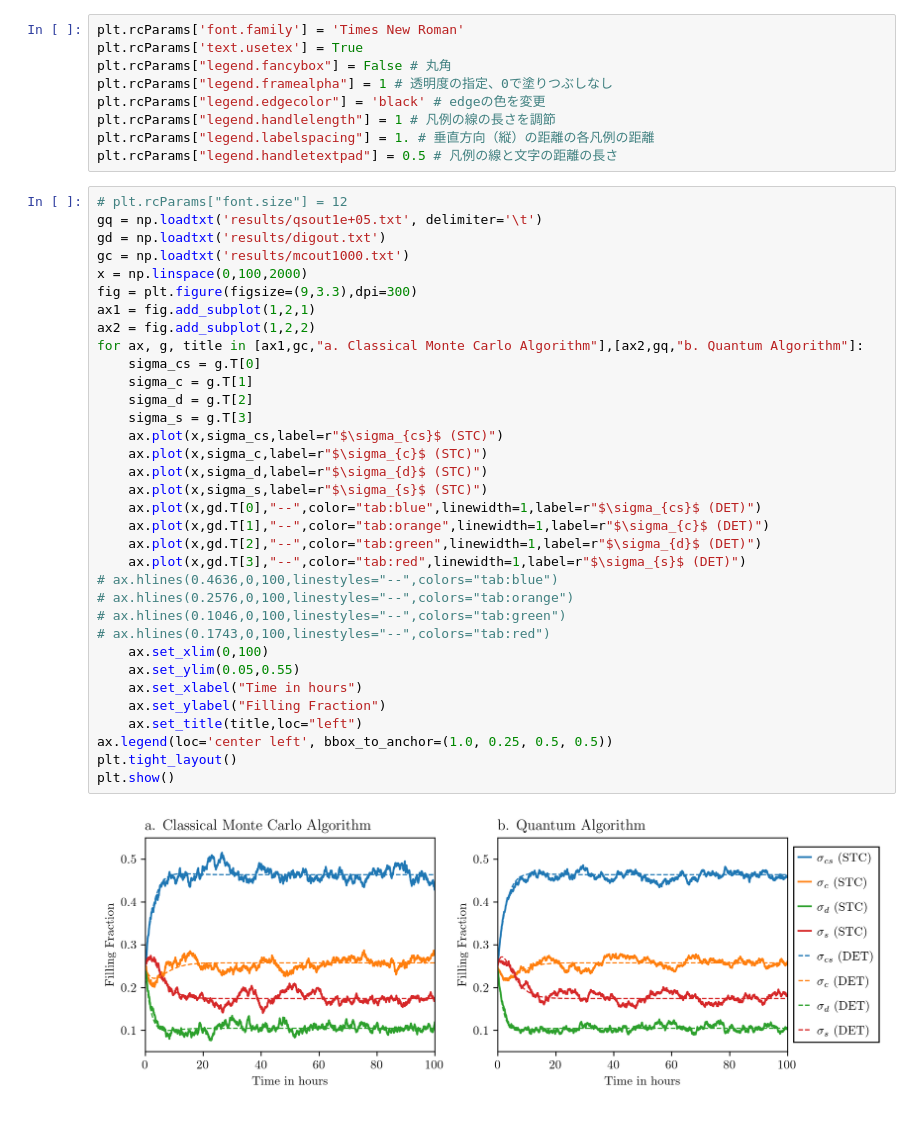
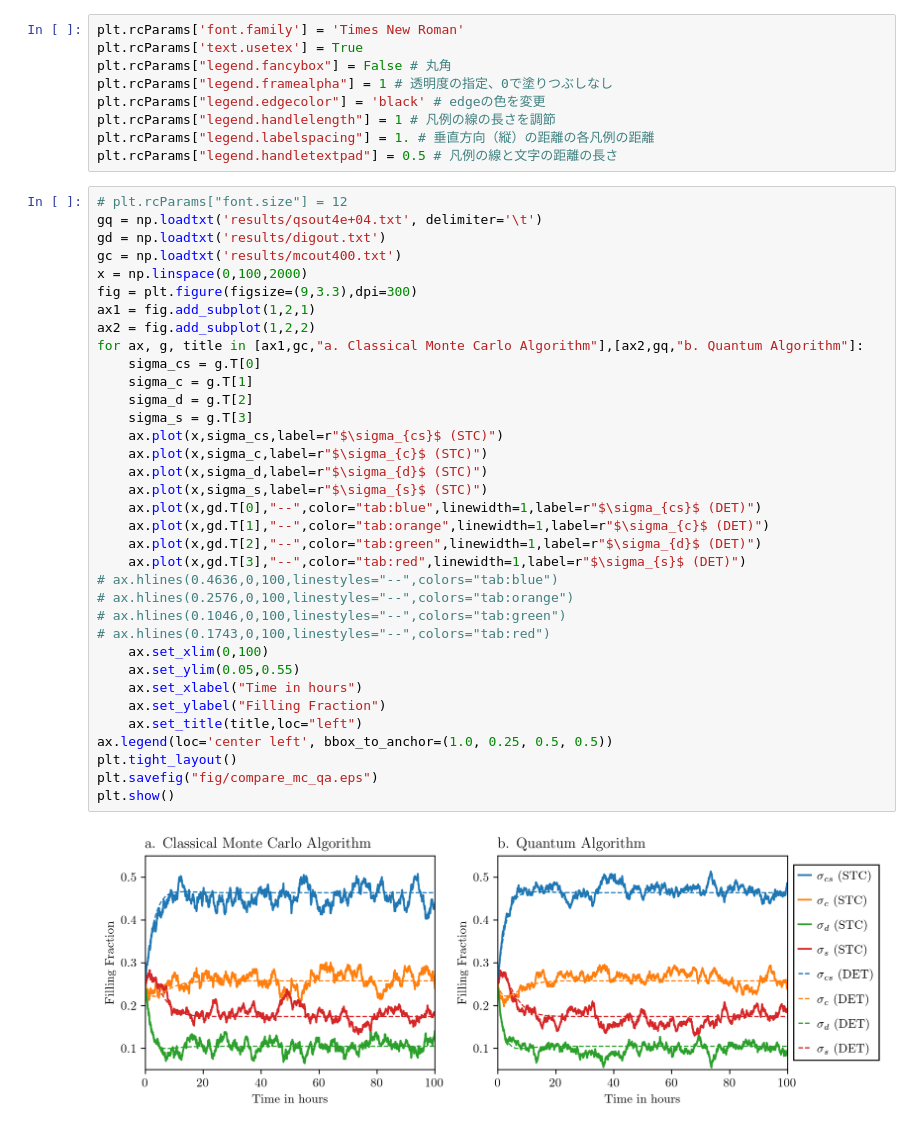
Before and after one commit to kazumasa-ueno/smcm_qc, a Jupyter notebook: plot_for_article.ipynb, the cells around one changed output. Drawn from its saved outputs; the diff is of its cells as text.

Commit message:
added mcout400

```diff
--- a/plot_for_article.ipynb
+++ b/plot_for_article.ipynb
@@ -13,40 +13,41 @@ plt.rcParams["legend.labelspacing"] = 1. # 垂直方向（縦）の距離の各
 plt.rcParams["legend.handletextpad"] = 0.5 # 凡例の線と文字の距離の長さ
 # %%
 # plt.rcParams["font.size"] = 12
-gq = np.loadtxt('results/qsout1e+05.txt', delimiter='\t')
+gq = np.loadtxt('results/qsout4e+04.txt', delimiter='\t')
 gd = np.loadtxt('results/digout.txt')
-gc = np.loadtxt('results/mcout1000.txt')
+gc = np.loadtxt('results/mcout400.txt')
 x = np.linspace(0,100,2000)
 fig = plt.figure(figsize=(9,3.3),dpi=300)
 ax1 = fig.add_subplot(1,2,1)
 ax2 = fig.add_subplot(1,2,2)
 for ax, g, title in [ax1,gc,"a. Classical Monte Carlo Algorithm"],[ax2,gq,"b. Quantum Algorithm"]:
 	sigma_cs = g.T[0]
 	sigma_c = g.T[1]
 	sigma_d = g.T[2]
 	sigma_s = g.T[3]
 	ax.plot(x,sigma_cs,label=r"$\sigma_{cs}$ (STC)")
 	ax.plot(x,sigma_c,label=r"$\sigma_{c}$ (STC)")
 	ax.plot(x,sigma_d,label=r"$\sigma_{d}$ (STC)")
 	ax.plot(x,sigma_s,label=r"$\sigma_{s}$ (STC)")
 	ax.plot(x,gd.T[0],"--",color="tab:blue",linewidth=1,label=r"$\sigma_{cs}$ (DET)")
 	ax.plot(x,gd.T[1],"--",color="tab:orange",linewidth=1,label=r"$\sigma_{c}$ (DET)")
 	ax.plot(x,gd.T[2],"--",color="tab:green",linewidth=1,label=r"$\sigma_{d}$ (DET)")
 	ax.plot(x,gd.T[3],"--",color="tab:red",linewidth=1,label=r"$\sigma_{s}$ (DET)")
 # ax.hlines(0.4636,0,100,linestyles="--",colors="tab:blue")
 # ax.hlines(0.2576,0,100,linestyles="--",colors="tab:orange")
 # ax.hlines(0.1046,0,100,linestyles="--",colors="tab:green")
 # ax.hlines(0.1743,0,100,linestyles="--",colors="tab:red")
 	ax.set_xlim(0,100)
 	ax.set_ylim(0.05,0.55)
 	ax.set_xlabel("Time in hours")
 	ax.set_ylabel("Filling Fraction")
 	ax.set_title(title,loc="left")
 ax.legend(loc='center left', bbox_to_anchor=(1.0, 0.25, 0.5, 0.5))
 plt.tight_layout()
+plt.savefig("fig/compare_mc_qa.eps")
 plt.show()
 # %% [output]
-[figure, old version]
+[figure, new version]
 # %%
 gd = np.loadtxt('results/digout.txt')
 fig = plt.figure(figsize=(9,3.3),dpi=300)
```
Also changed, not shown: parts of 1 cell of this notebook, 1 other file.
